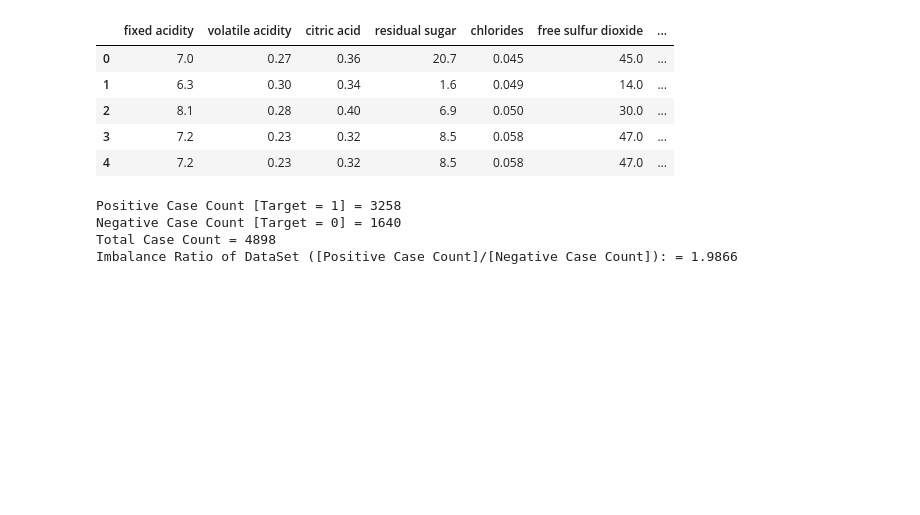
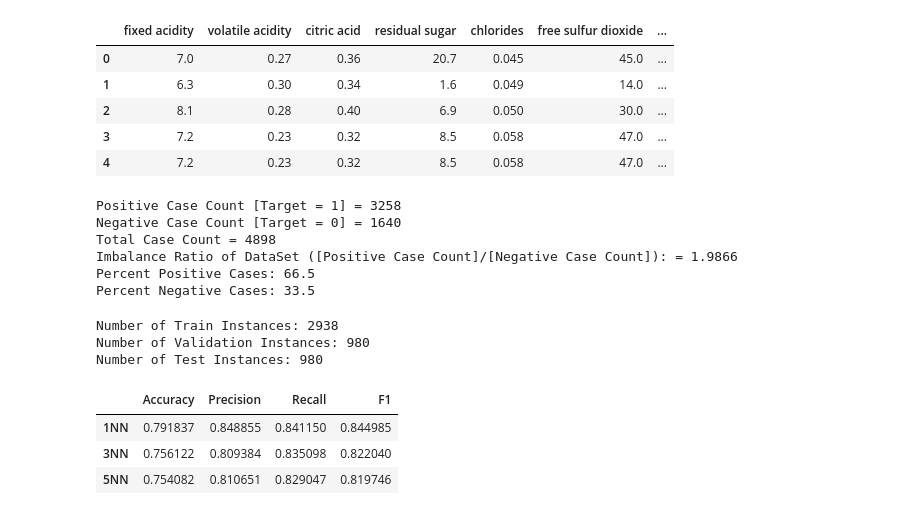
Before and after one commit to EricMLarsen/DeepLearning_Larsen, a Jupyter notebook: DNN_Class_Spring_2023/Homework_1/Eric_a1_adl_s23.ipynb, the cells around one changed output. Cells and saved outputs as stored; diff of their text form; code cells hidden in the pictures; blank space fills up the shorter version.

```diff
--- a/DNN_Class_Spring_2023/Homework_1/Eric_a1_adl_s23.ipynb
+++ b/DNN_Class_Spring_2023/Homework_1/Eric_a1_adl_s23.ipynb
@@ -55,17 +42,22 @@ winedf.head()
 #Write the imbalance ratio
 
 #get the number of each class
-PostiveClassCount = winedf.loc[winedf.Target == 1,'Target'].count()
+PositiveClassCount = winedf.loc[winedf.Target == 1,'Target'].count()
 NegativeClassCount = winedf.loc[winedf.Target == 0,'Target'].count()
-print(f"Positive Case Count [Target = 1] = {PostiveClassCount}")
+TotalClassCount = PositiveClassCount+NegativeClassCount
+print(f"Positive Case Count [Target = 1] = {PositiveClassCount}")
 print(f"Negative Case Count [Target = 0] = {NegativeClassCount}")
-print(f"Total Case Count = {PostiveClassCount+NegativeClassCount}")
-print(f"Imbalance Ratio of DataSet ([Positive Case Count]/[Negative Case Count]): = {round(PostiveClassCount/NegativeClassCount,4)}")
+print(f"Total Case Count = {PositiveClassCount+NegativeClassCount}")
+print(f"Imbalance Ratio of DataSet ([Positive Case Count]/[Negative Case Count]): = {round(PositiveClassCount/NegativeClassCount,4)}")
+print(f"Percent Positive Cases: {round(PositiveClassCount/TotalClassCount,3)*100}")
+print(f"Percent Negative Cases: {round(NegativeClassCount/TotalClassCount,3)*100}")
 # %% [output]
 Positive Case Count [Target = 1] = 3258
 Negative Case Count [Target = 0] = 1640
 Total Case Count = 4898
 Imbalance Ratio of DataSet ([Positive Case Count]/[Negative Case Count]): = 1.9866
+Percent Positive Cases: 66.5
+Percent Negative Cases: 33.5
 # %%
 #Split the data into Train, Validation, Test sets (60,20,20) data split
 
@@ -82,3 +74,12 @@ x_train, x_test, y_train, y_test =  model_selection.train_test_split(Xvalues,Yva
 
 #Split X_Train values again to produce the validation set for the datapool
 x_train, x_val, y_train, y_val = model_selection.train_test_split(x_train,y_train,test_size=0.25,random_state=RandomState)
+
+#display size of each portion
+print(f"Number of Train Instances: {len(x_train)}")
+print(f"Number of Validation Instances: {len(x_val)}")
+print(f"Number of Test Instances: {len(x_test)}")
+# %% [output]
+Number of Train Instances: 2938
+Number of Validation Instances: 980
+Number of Test Instances: 980
@@ -84,0 +104,35 @@ x_train, x_val, y_train, y_val = model_selection.train_test_split(x_train,y_trai
+# %%
+# Sklearn KNN model
+def KNN_model(x,y,N,x_val,y_val,display):
+    model = sklearn.neighbors.KNeighborsClassifier(n_neighbors=N)
+    model.fit(x,y)
+    #Test model on validation data
+    sklearn.neighbors.KNeighborsClassifier(n_neighbors = N)
+    prediction = model.predict(x_val)
+    true = y_val
+    acc = (sklearn.metrics.accuracy_score(true,prediction))
+    precision = (sklearn.metrics.precision_score(true,prediction))
+    recall = (sklearn.metrics.recall_score(true,prediction))
+    f1 = (sklearn.metrics.f1_score(true,prediction))
+    cm = sklearn.metrics.confusion_matrix(true,prediction,labels=model.classes_)
+    disp = sklearn.metrics.ConfusionMatrixDisplay(cm,display_labels=model.classes_)
+    #displaynetwork
+    if display:
+       disp.plot()
+    #store the values to an array, Accuracy, Precision, Recall, F1
+    Performance = [acc,precision,recall,f1]
+    return Performance
+# KNN using 1 neighbor
+KNN1 = KNN_model(X_train_z,Y_train_z,1,X_val_z,Y_val_z,False)
+# KNN using 3 neighbors
+KNN3 = KNN_model(X_train_z,Y_train_z,3,X_val_z,Y_val_z,False)
+# KNN using 5 neighbors
+KNN5 = KNN_model(X_train_z,Y_train_z,5,X_val_z,Y_val_z,False)
+#storing all the performances from the KNN models
+results_KNN = pd.DataFrame([KNN1,KNN3,KNN5],['1NN','3NN','5NN'],['Accuracy','Precision','Recall','F1'])
+results_KNN.head()
+# %% [output]
+|  | Accuracy | Precision | Recall | F1 |
+| 1NN | 0.791837 | 0.848855 | 0.841150 | 0.844985 |
+| 3NN | 0.756122 | 0.809384 | 0.835098 | 0.822040 |
+| 5NN | 0.754082 | 0.810651 | 0.829047 | 0.819746 |
```
Also changed, not shown: parts of 9 cells of this notebook.
